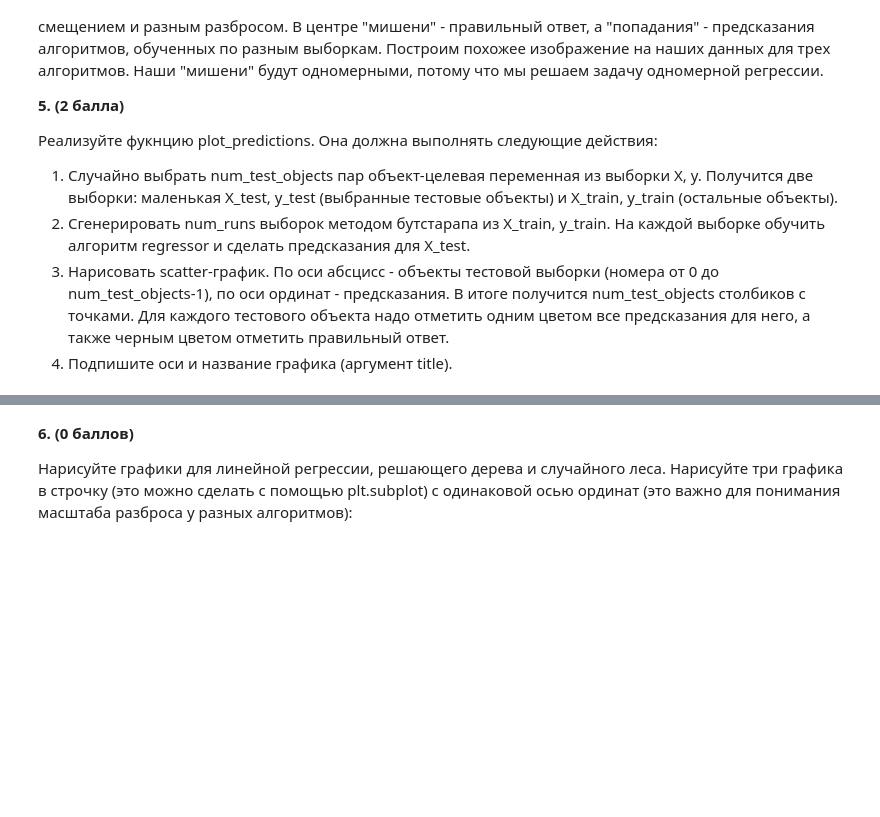
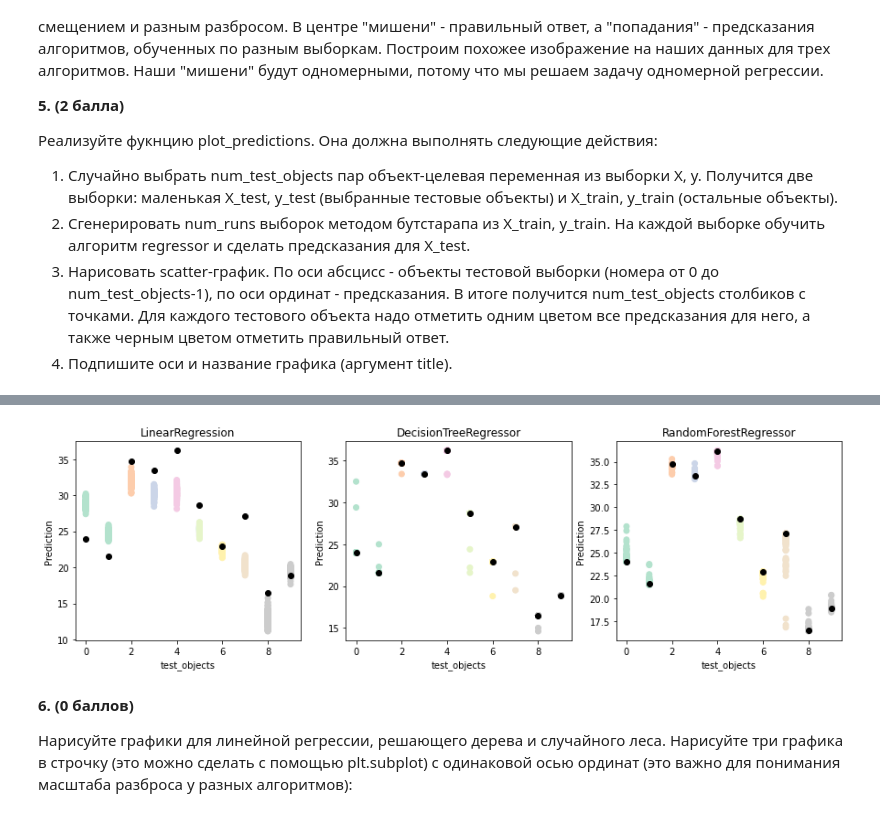
Before and after one commit to miche2020/ml-course-hse, a Jupyter notebook: 2020-fall/homeworks-practice/homework-practice-06-bvd.ipynb, the cells around one changed output, grey strips where cells are left out. Saved outputs shown, nothing was run; the diff lists cells and outputs as text; code cells hidden in the pictures; blank space fills up the shorter version.

Commit message:
visual_bvd

```diff
--- a/2020-fall/homeworks-practice/homework-practice-06-bvd.ipynb
+++ b/2020-fall/homeworks-practice/homework-practice-06-bvd.ipynb
@@ -202,9 +224,3 @@ __5. (2 балла)__
 1. Сгенерировать num_runs выборок методом бутстарапа из X_train, y_train. На каждой выборке обучить алгоритм regressor и сделать предсказания для X_test.
 1. Нарисовать scatter-график. По оси абсцисс - объекты тестовой выборки (номера от 0 до num_test_objects-1), по оси ординат - предсказания. В итоге получится num_test_objects столбиков с точками. Для каждого тестового объекта надо отметить одним цветом все предсказания для него, а также черным цветом отметить правильный ответ.
 1. Подпишите оси и название графика (аргумент title).
-# %%
-def plot_predictions(regressor, X, y, num_runs=100, num_test_objects=10, title=""):
-    """
-    plot graphics described above
-    """
-    ### your code here
@@ -211,3 +243,39 @@ def plot_predictions(regressor, X, y, num_runs=100, num_test_objects=10, title="
+# %%
+def plot_predictions(regressor, X, y, iteration, num_runs=100, num_test_objects=10, title=""):
+    """
+    plot graphics described above
+    """
+    # your code here
+    all_inds = np.arange(X.shape[0])
+    np.random.shuffle(np.arange(X.shape[0]))
+    train_ind = all_inds[num_test_objects:]
+    test_ind = all_inds[:num_test_objects]
+    X_train, X_test, y_train, y_test = X[train_ind], X[test_ind], y[train_ind], y[test_ind]
+    y_predict_all = np.zeros((num_runs, num_test_objects))
+
+    for i in range(num_runs):
+        ind_bt_train = np.random.randint(train_ind, size=len(train_ind))
+        X_bt_train, y_bt_train = X[ind_bt_train], y[ind_bt_train]
+
+        regressor.fit(X_bt_train, y_bt_train)
+        y_test_predict = regressor.predict(X_test)
+        y_predict_all[i, :] = y_test_predict
+    x = np.array([np.arange(num_test_objects) for i in range(num_runs)])
+
+    plt.subplot(1,3, iteration)
+    colors = [np.arange(num_test_objects) for i in range(num_runs)]
+    plt.scatter(y=y_predict_all, x=x,c=colors,cmap=plt.get_cmap('Pastel2'))
+    plt.scatter(np.arange(num_test_objects), y_test, c='black',)
+    plt.title(title)
+    plt.xlabel('test_objects')
+    plt.ylabel('Prediction')
+# %%
+plt.figure(figsize=(15,4))
+for i, model in enumerate(models):
+    plot_predictions(model(), X, y,i+1,title=model.__name__)
+    i+=1
+# %% [output]
+[figure, added]
 # %% [markdown]
 __6. (0 баллов)__
 
```
Also changed, not shown: parts of 7 cells of this notebook, 1 other file.
